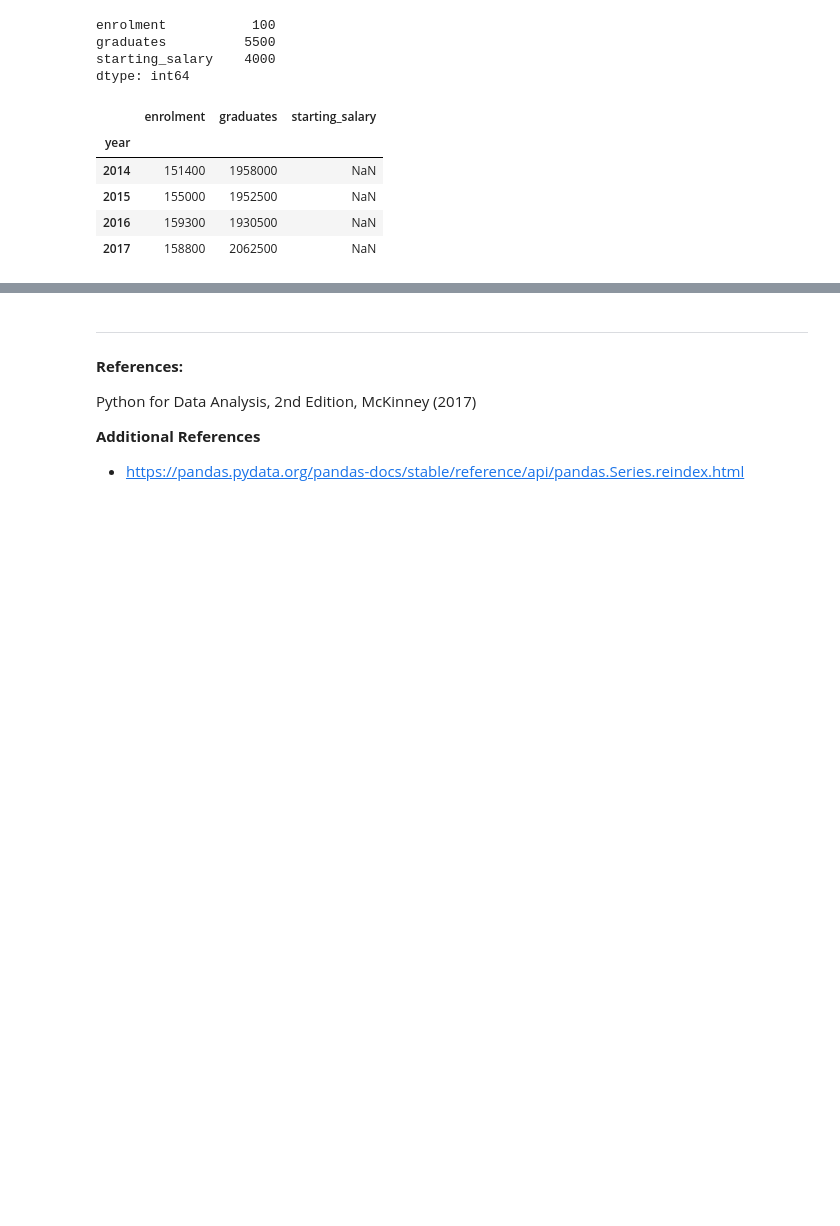
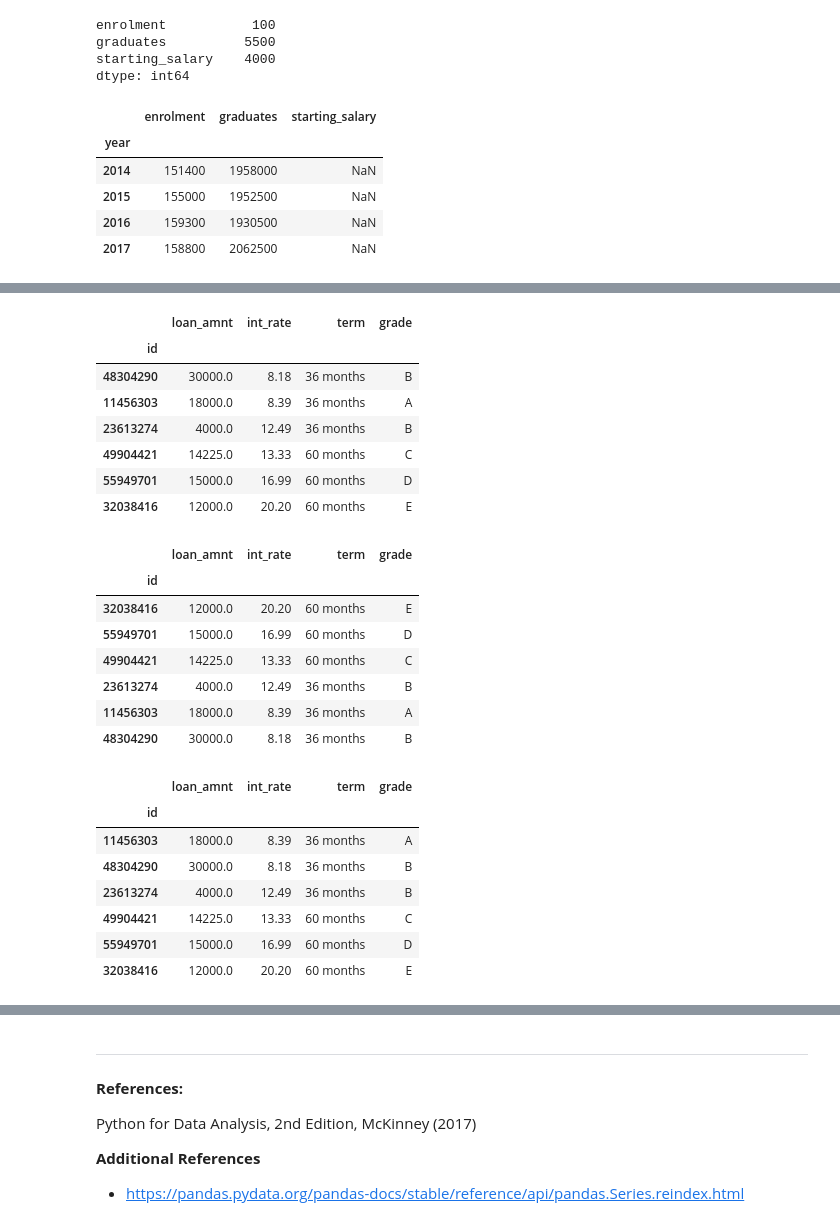
Before and after one commit to bryanblackbee/ds-learning-journey, a Jupyter notebook: jupyter_notebook/topics/data-analysis-with-python/chap-5-2-Getting-Started-with-Pandas.ipynb, the cells around one changed output, grey strips where cells are left out. Drawn from its saved outputs; the diff is of its cells as text; code cells hidden in the pictures; blank space fills up the shorter version.

```diff
--- a/jupyter_notebook/topics/data-analysis-with-python/chap-5-2-Getting-Started-with-Pandas.ipynb
+++ b/jupyter_notebook/topics/data-analysis-with-python/chap-5-2-Getting-Started-with-Pandas.ipynb
@@ -472,0 +562,35 @@ dtype: int64
+# %%
+# Use sort_values to sort by a particular column
+display(loans_df2.sort_values('int_rate'))
+# Note: missing values like NaN will fall to the end
+
+# Use ascending=False to sort in the opposite order.
+display(loans_df2.sort_values('int_rate', ascending=False))
+
+# To sort on multiple columns, use by=['col1', 'col2']
+display(loans_df2.sort_values(by=['grade', 'int_rate']))
+# %% [output]
+|  | loan_amnt | int_rate | term | grade |
+| id |  |  |  |  |
+| 48304290 | 30000.0 | 8.18 | 36 months | B |
+| 11456303 | 18000.0 | 8.39 | 36 months | A |
+| 23613274 | 4000.0 | 12.49 | 36 months | B |
+| 49904421 | 14225.0 | 13.33 | 60 months | C |
+| 55949701 | 15000.0 | 16.99 | 60 months | D |
+| 32038416 | 12000.0 | 20.20 | 60 months | E |
+|  | loan_amnt | int_rate | term | grade |
+| id |  |  |  |  |
+| 32038416 | 12000.0 | 20.20 | 60 months | E |
+| 55949701 | 15000.0 | 16.99 | 60 months | D |
+| 49904421 | 14225.0 | 13.33 | 60 months | C |
+| 23613274 | 4000.0 | 12.49 | 36 months | B |
+| 11456303 | 18000.0 | 8.39 | 36 months | A |
+| 48304290 | 30000.0 | 8.18 | 36 months | B |
+|  | loan_amnt | int_rate | term | grade |
+| id |  |  |  |  |
+| 11456303 | 18000.0 | 8.39 | 36 months | A |
+| 48304290 | 30000.0 | 8.18 | 36 months | B |
+| 23613274 | 4000.0 | 12.49 | 36 months | B |
+| 49904421 | 14225.0 | 13.33 | 60 months | C |
+| 55949701 | 15000.0 | 16.99 | 60 months | D |
+| 32038416 | 12000.0 | 20.20 | 60 months | E |
```
Also changed, not shown: parts of 11 cells of this notebook, 1 other file.
